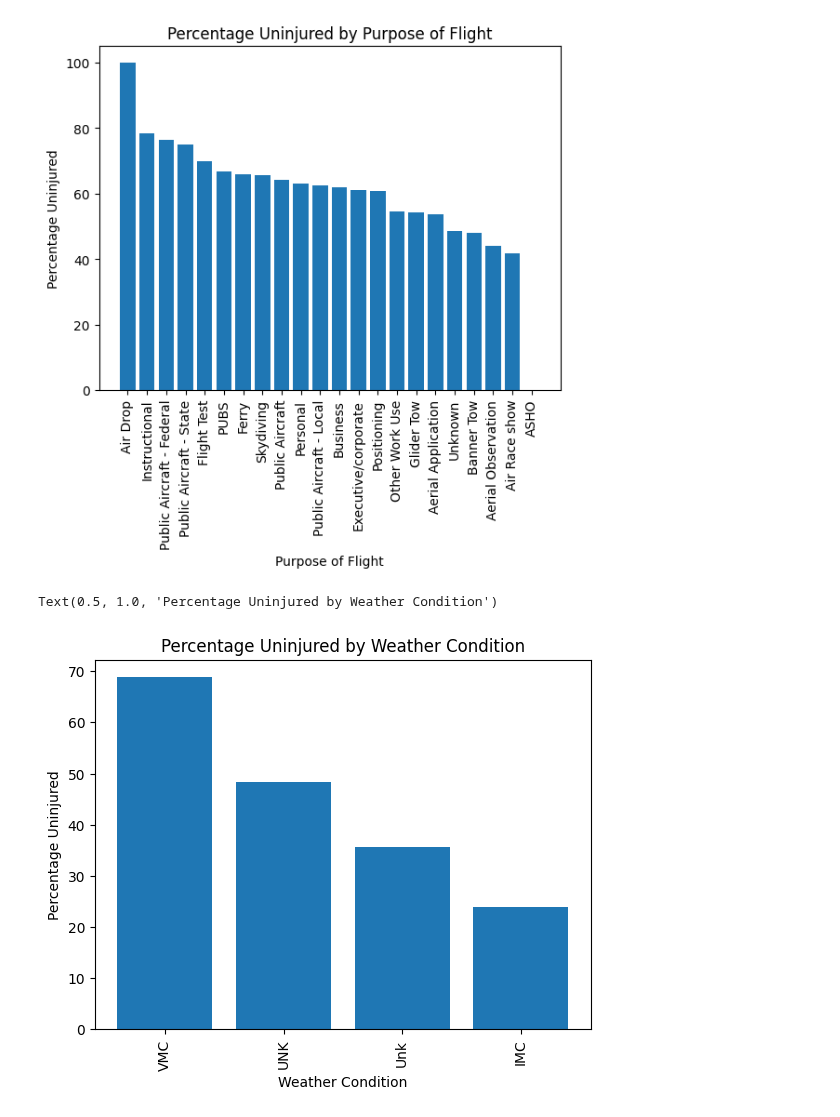
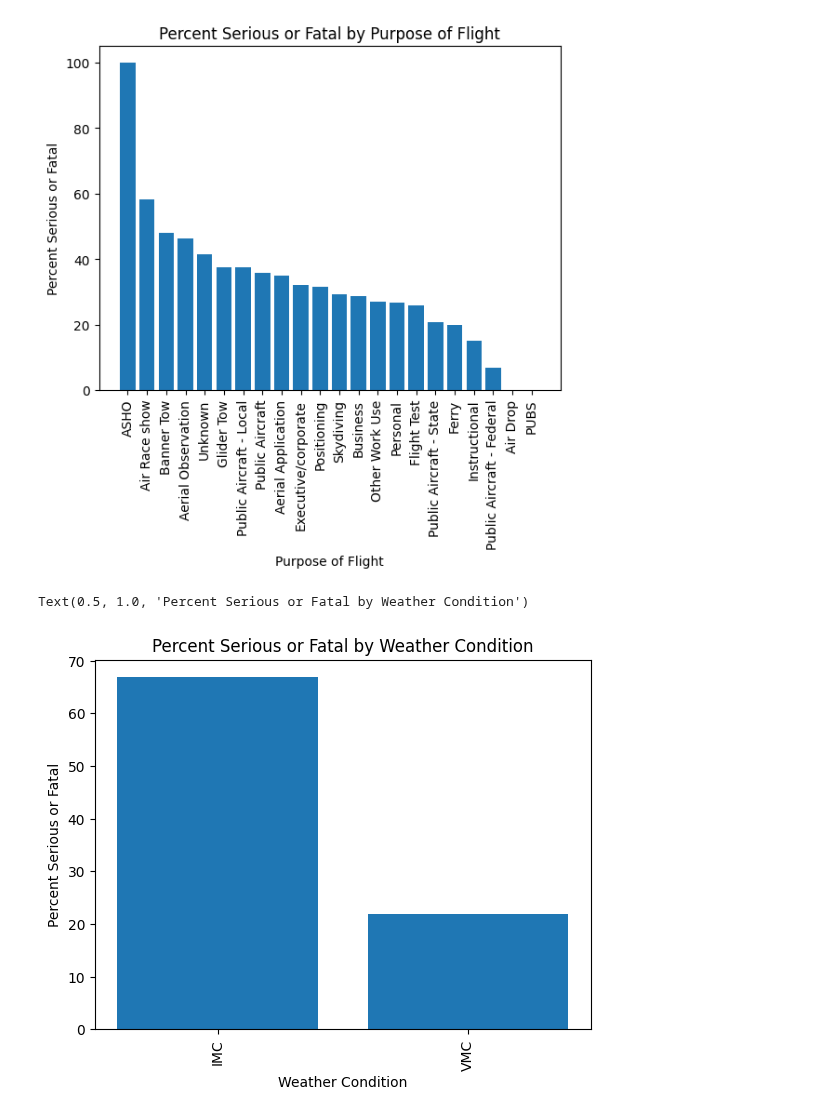
Before and after one commit to learn-co-curriculum/dsc-phase-1-project-v3, a Jupyter notebook: Notebooks/Visualizations_Colby.ipynb, the cells around one changed output. Saved outputs shown, nothing was run; the diff lists cells and outputs as text; code cells hidden in the pictures.

```diff
--- a/Notebooks/Visualizations_Colby.ipynb
+++ b/Notebooks/Visualizations_Colby.ipynb
@@ -89,7 +89,7 @@ Text(0.5, 1.0, 'Percentage Uninjured by Engine Type')
 #bar graph for Purpose of flight
 
 x = list(purpose_of_flight.index)
-y = list(purpose_of_flight['Percent.Uninjured'])
+y = list(purpose_of_flight['Percent.Serious.and.Fatal'])
 fig, ax = plt.subplots()
 
 #Plot data
@@ -98,37 +98,37 @@ ax.bar(x, y)
 #Customize appearance
 ax.tick_params(axis="x", labelrotation=90)
 
-ax.set_ylabel("Percentage Uninjured")
+ax.set_ylabel("Percent Serious or Fatal")
 
 ax.set_xlabel('Purpose of Flight')
 
-ax.set_title("Percentage Uninjured by Purpose of Flight")
+ax.set_title("Percent Serious or Fatal by Purpose of Flight")
 
 plt.show()
 # %% [output]
-[figure, old version]
+[figure, new version]
 # %%
 #Bar graph by weather condition
-
+weather_condition.drop(['Unk', 'UNK'], inplace = True)
 
 x = list(weather_condition.index)
-y = list(weather_condition['Percent.Uninjured'])
+y = list(weather_condition['Percent.Serious.and.Fatal'])
 fig, ax = plt.subplots()
 
 # Plot data
 ax.bar(x, y)
 
 # Customize appearance
 ax.tick_params(axis="x", labelrotation=90)
 
-ax.set_ylabel("Percentage Uninjured")
+ax.set_ylabel("Percent Serious or Fatal")
 
 ax.set_xlabel('Weather Condition')
 
-ax.set_title("Percentage Uninjured by Weather Condition")
+ax.set_title("Percent Serious or Fatal by Weather Condition")
 # %% [output]
-Text(0.5, 1.0, 'Percentage Uninjured by Weather Condition')
+Text(0.5, 1.0, 'Percent Serious or Fatal by Weather Condition')
-[figure, old version]
+[figure, new version]
 # %%
 weather_condition
 # %% [output]
```
Also changed, not shown: parts of 10 cells of this notebook, 1 other file.
